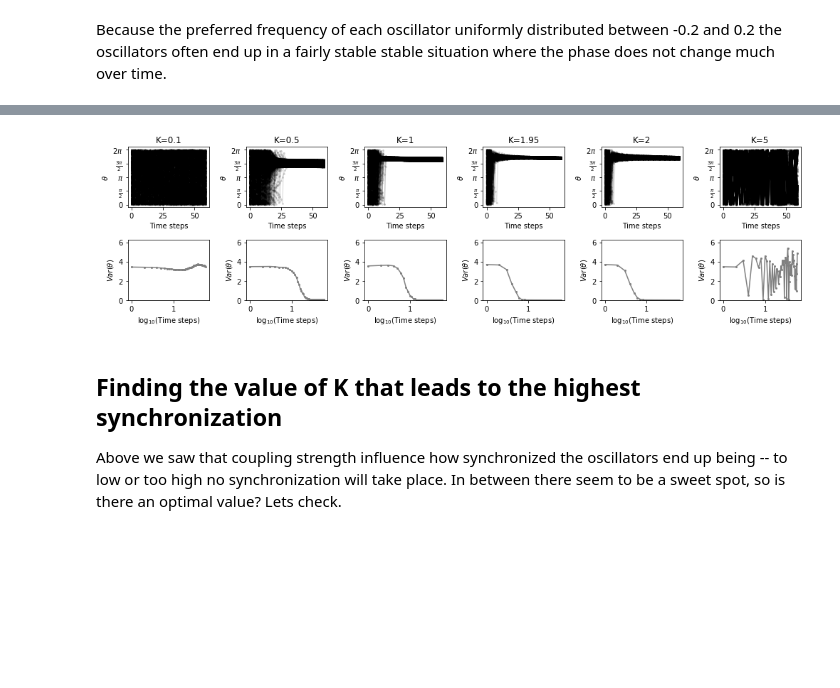
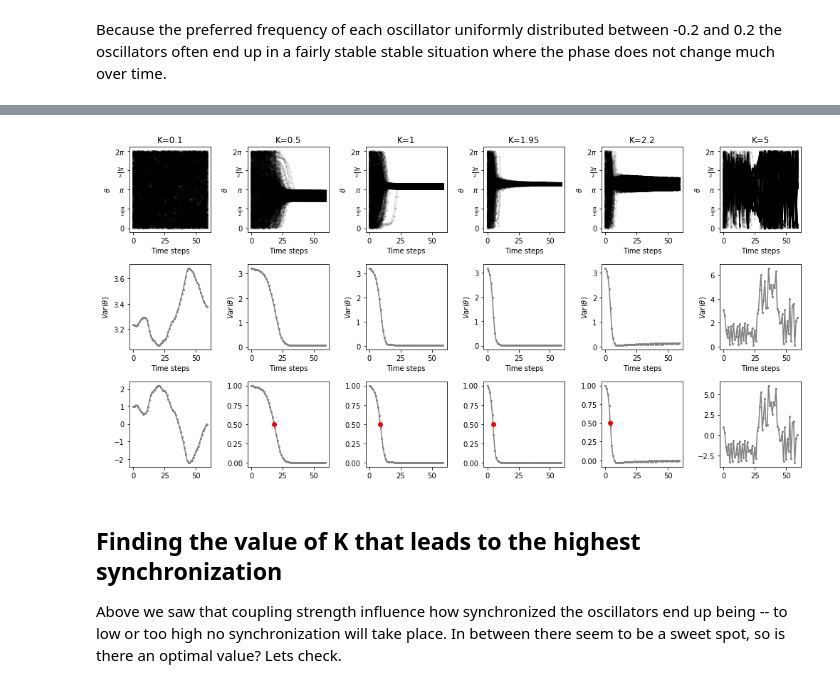
Before and after one commit to mikkelhartmann/reproduced-papers, a Jupyter notebook: strogatz_1991/strogatz_1991.ipynb, the cells around one changed output, grey strips where cells are left out. Drawn from its saved outputs; the diff is of its cells as text; code cells hidden in the pictures; blank space fills up the shorter version.

Commit message:
Added a characterization of the time it takes to reach a syncrhonized state.

```diff
--- a/strogatz_1991/strogatz_1991.ipynb
+++ b/strogatz_1991/strogatz_1991.ipynb
@@ -65,20 +92,3 @@ def run_simulation(omega, theta, N=480, K=1, STEPS=25):
         theta = np.mod(theta_dot + theta, 2*np.pi)
         thetas[:,i] = theta
     return thetas
-# %%
-def add_labels(ax, K):
-    ax.set_ylabel(r"$\theta$")
-    ax.set_xlabel("Time steps")
-
-    yticks = [0, 0.5*np.pi, np.pi, 1.5*np.pi, 2*np.pi]
-    yticks_labels = [r"0", r"$\frac{\pi}{2}$", r"$\pi$", r"$\frac{3\pi}{2}$", r"$2\pi$"]
-
-    ax.set_yticks(yticks)
-    ax.set_yticklabels(yticks_labels);
-
-    ax.set_title("K={0}".format(K))
-
-def add_relaxation_labels(ax):
-    ax.set_ylabel(r"$Var(\theta)$")
-    ax.set_xlabel(r"$\log_{10}$(Time steps)")
-    ax.set_ylim([0, 2*np.pi])
@@ -136,5 +154,9 @@ Below I show the phase of each oscillator for each time step together with the a
+# %%
+def get_halfway_point(x, y):
+    f2 = interp1d(x, y, kind='linear')
+    return f2(0.5)
 # %%
-fig, ax = plt.subplots(ncols=1, nrows=2, figsize=(6,6))
+fig, ax = plt.subplots(ncols=1, nrows=3, figsize=(6,6))
 for i in range(thetas.shape[0]):
     ax[0].plot(range(STEPS), thetas[i,:], '-ok', alpha=0.1, markersize=2)
 
@@ -146,4 +168,11 @@ var = np.var(thetas, axis=0)
 ax[1].plot(range(STEPS), var, '-b')
 ax[1].set_xlabel('Time steps')
 ax[1].set_ylabel(r'Var($\theta$)');
+
+var_norm = (var[-1]-var)/(var[-1]-var[0])
+ax[2].plot(range(STEPS), var_norm, '-b')
+hwp = get_halfway_point(var_norm, range(STEPS))
+ax[2].plot(hwp, 0.5, 'ro');
+ax[2].set_xlabel('Time steps')
+ax[2].set_ylabel(r'Normalized Var($\theta$)');
 # %% [output]
@@ -155,20 +185,29 @@ Because the preferred frequency of each oscillator uniformly distributed between
 # %%
-fig, axes = plt.subplots(ncols=6, nrows=2, figsize=(14,4))
+fig, axes = plt.subplots(ncols=6, nrows=3, figsize=(14,7))
 STEPS = 60
-Ks = [0.1, 0.5, 1, 1.95, 2, 5]
+Ks = [0.1, 0.5, 1, 1.95, 2.2, 5]
 initial_omega, initial_theta = set_up_initial_conditions(N=480)
 for idx, K in enumerate(Ks):
     omega, theta = initial_omega, initial_theta
     thetas = run_simulation(omega, theta, N=480, STEPS=STEPS, K=K)
     for i in range(thetas.shape[0]):
         axes[0, idx].plot(range(STEPS), thetas[i,:], '-ok', alpha=0.1, markersize=2)
         add_labels(axes[0, idx], K)
-    axes[1, idx].plot(np.log10(range(STEPS)), np.var(thetas, axis=0), '-o', color='grey', markersize=2)
+
+    var = np.var(thetas, axis=0)
+    axes[1, idx].plot(range(STEPS), var, '-o', color='grey', markersize=2)
     add_relaxation_labels(axes[1, idx])
 
+    var_norm = (var[-1]-var)/(var[-1]-var[0])
+    axes[2, idx].plot(range(STEPS), var_norm, '-o', color='grey', markersize=2)
+    if var[-1]<0.25:
+        hwp = get_halfway_point(var_norm[:25], range(STEPS)[:25])
+        axes[2, idx].plot(hwp, 0.5, 'ro');
+
+
 fig.tight_layout()
 # %% [output]
-[figure, old version]
+[figure, new version]
 # %% [markdown]
 ## Finding the value of K that leads to the highest synchronization
 Above we saw that coupling strength influence how synchronized the oscillators end up being -- to low or too high no synchronization will take place. In between there seem to be a sweet spot, so is there an optimal value? Lets check.
```
Also changed, not shown: parts of 23 cells of this notebook, 1 other file.
